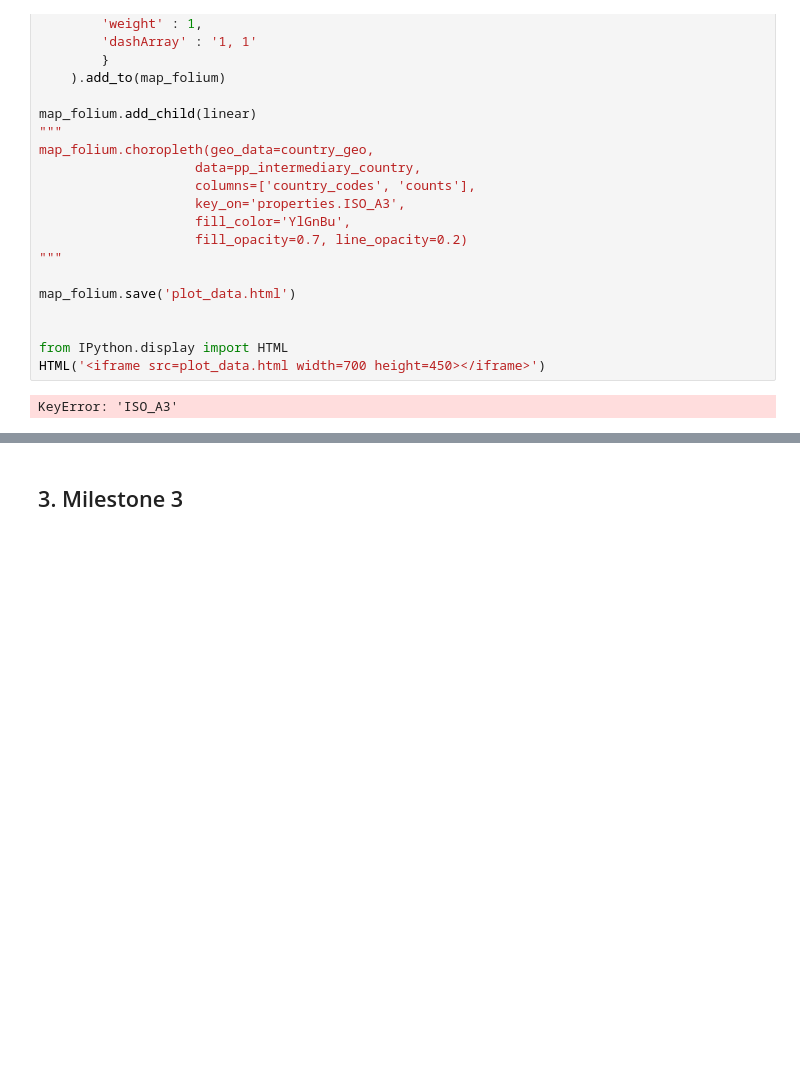
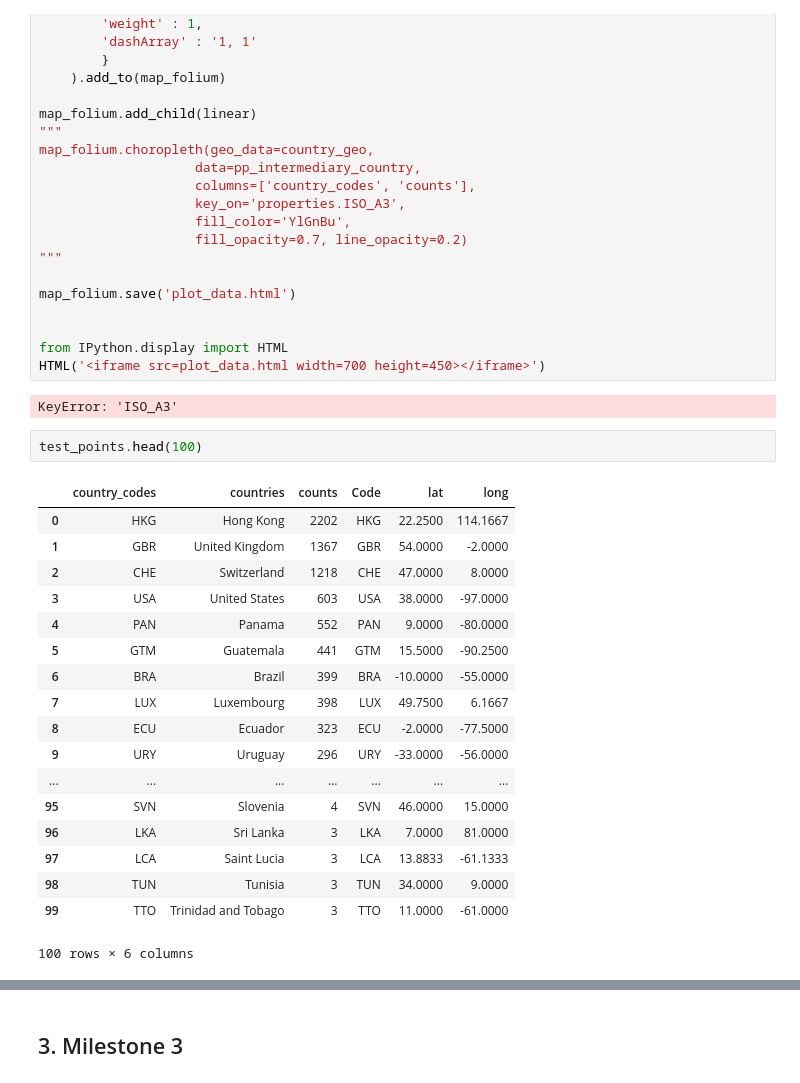
Before and after one commit to marikomakhm/ada-project, a Jupyter notebook: src/world_plots.ipynb, the cells around one changed output, grey strips where cells are left out. Cells and saved outputs as stored; diff of their text form; blank space fills up the shorter version.

```diff
--- a/src/world_plots.ipynb
+++ b/src/world_plots.ipynb
@@ -1193,3 +1137,24 @@ from IPython.display import HTML
 HTML('<iframe src=plot_data.html width=700 height=450></iframe>')
 # %% [output]
 KeyError: 'ISO_A3'
+# %%
+test_points.head(100)
+# %% [output]
+|  | country_codes | countries | counts | Code | lat | long |
+| 0 | HKG | Hong Kong | 2202 | HKG | 22.2500 | 114.1667 |
+| 1 | GBR | United Kingdom | 1367 | GBR | 54.0000 | -2.0000 |
+| 2 | CHE | Switzerland | 1218 | CHE | 47.0000 | 8.0000 |
+| 3 | USA | United States | 603 | USA | 38.0000 | -97.0000 |
+| 4 | PAN | Panama | 552 | PAN | 9.0000 | -80.0000 |
+| 5 | GTM | Guatemala | 441 | GTM | 15.5000 | -90.2500 |
+| 6 | BRA | Brazil | 399 | BRA | -10.0000 | -55.0000 |
+| 7 | LUX | Luxembourg | 398 | LUX | 49.7500 | 6.1667 |
+| 8 | ECU | Ecuador | 323 | ECU | -2.0000 | -77.5000 |
+| 9 | URY | Uruguay | 296 | URY | -33.0000 | -56.0000 |
+| ... | ... | ... | ... | ... | ... | ... |
+| 95 | SVN | Slovenia | 4 | SVN | 46.0000 | 15.0000 |
+| 96 | LKA | Sri Lanka | 3 | LKA | 7.0000 | 81.0000 |
+| 97 | LCA | Saint Lucia | 3 | LCA | 13.8833 | -61.1333 |
+| 98 | TUN | Tunisia | 3 | TUN | 34.0000 | 9.0000 |
+| 99 | TTO | Trinidad and Tobago | 3 | TTO | 11.0000 | -61.0000 |
+100 rows × 6 columns
```
Also changed, not shown: parts of 6 cells of this notebook, 1 other file.
